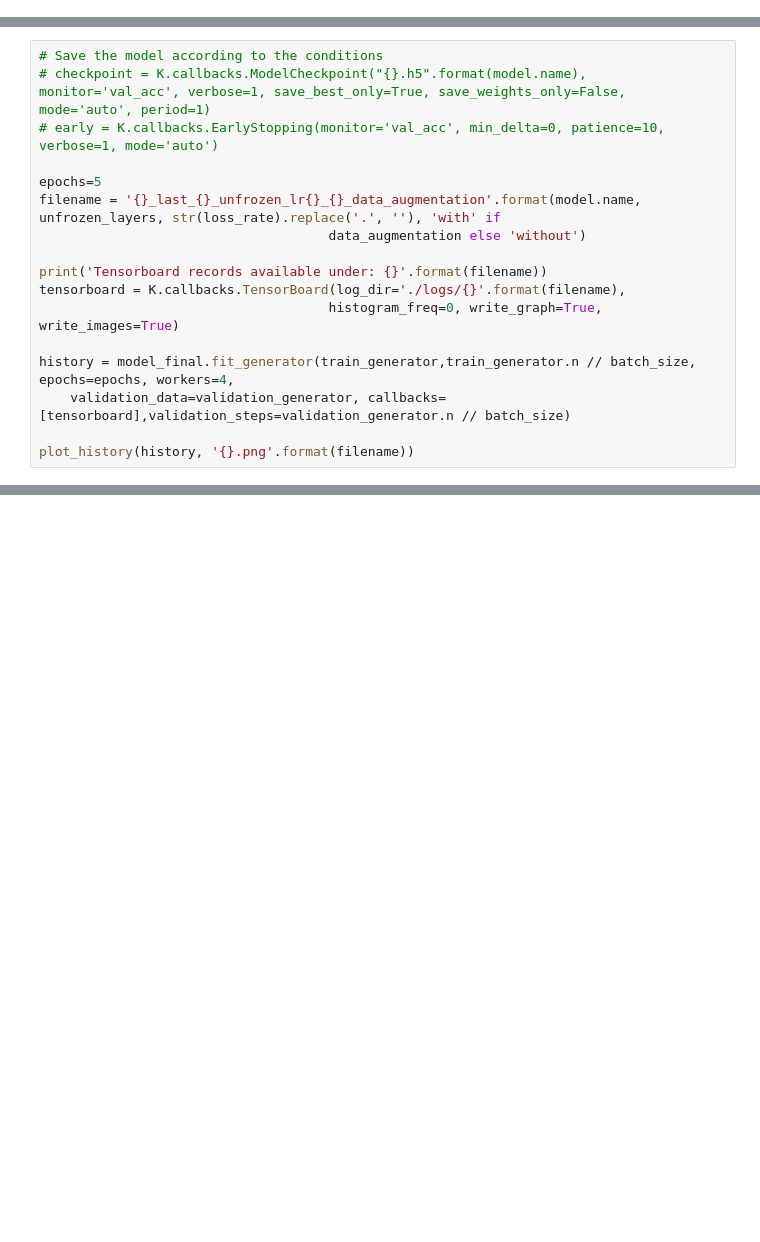
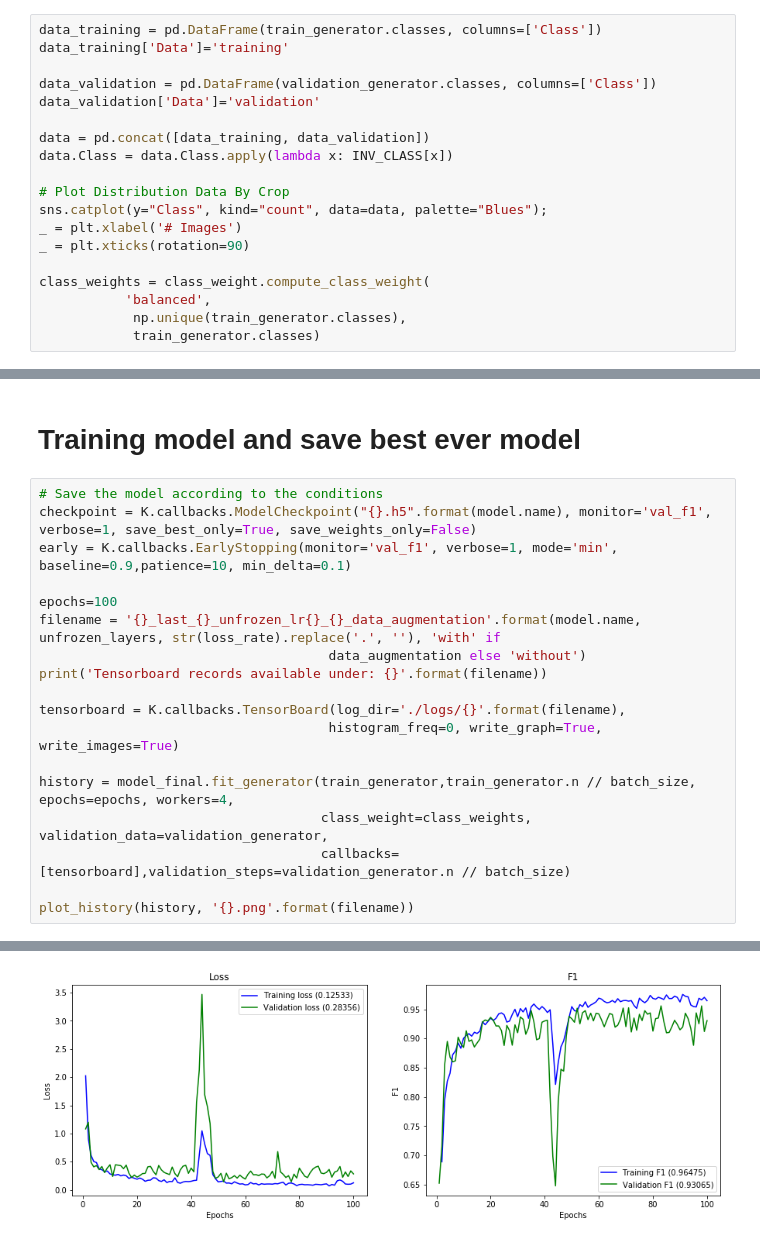
Before and after one commit to VirginieBfd/plant-classification, a Jupyter notebook: notebooks/2. Benchmark/Benchmark.ipynb, the cells around one changed output, grey strips where cells are left out. Saved outputs shown, nothing was run; the diff lists cells and outputs as text; blank space fills up the shorter version.

```diff
--- a/notebooks/2. Benchmark/Benchmark.ipynb
+++ b/notebooks/2. Benchmark/Benchmark.ipynb
@@ -160,0 +144,19 @@ nb_validation_samples = len(validation_generator.filenames)
+# %%
+data_training = pd.DataFrame(train_generator.classes, columns=['Class'])
+data_training['Data']='training'
+
+data_validation = pd.DataFrame(validation_generator.classes, columns=['Class'])
+data_validation['Data']='validation'
+
+data = pd.concat([data_training, data_validation])
+data.Class = data.Class.apply(lambda x: INV_CLASS[x])
+
+# Plot Distribution Data By Crop
+sns.catplot(y="Class", kind="count", data=data, palette="Blues");
+_ = plt.xlabel('# Images')
+_ = plt.xticks(rotation=90)
+
+class_weights = class_weight.compute_class_weight(
+           'balanced',
+            np.unique(train_generator.classes),
+            train_generator.classes)
@@ -161,17 +165,21 @@ nb_validation_samples = len(validation_generator.filenames)
+# %% [markdown]
+# Training model and save best ever model
 # %%
 # Save the model according to the conditions
-# checkpoint = K.callbacks.ModelCheckpoint("{}.h5".format(model.name), monitor='val_acc', verbose=1, save_best_only=True, save_weights_only=False, mode='auto', period=1)
-# early = K.callbacks.EarlyStopping(monitor='val_acc', min_delta=0, patience=10, verbose=1, mode='auto')
+checkpoint = K.callbacks.ModelCheckpoint("{}.h5".format(model.name), monitor='val_f1', verbose=1, save_best_only=True, save_weights_only=False)
+early = K.callbacks.EarlyStopping(monitor='val_f1', verbose=1, mode='min', baseline=0.9,patience=10, min_delta=0.1)
 
-epochs=5
+epochs=100
 filename = '{}_last_{}_unfrozen_lr{}_{}_data_augmentation'.format(model.name, unfrozen_layers, str(loss_rate).replace('.', ''), 'with' if
                                      data_augmentation else 'without')
+print('Tensorboard records available under: {}'.format(filename))
 
-print('Tensorboard records available under: {}'.format(filename))
 tensorboard = K.callbacks.TensorBoard(log_dir='./logs/{}'.format(filename),
                                      histogram_freq=0, write_graph=True, write_images=True)
 
 history = model_final.fit_generator(train_generator,train_generator.n // batch_size, epochs=epochs, workers=4,
-    validation_data=validation_generator, callbacks=[tensorboard],validation_steps=validation_generator.n // batch_size)
+                                    class_weight=class_weights, validation_data=validation_generator,
+                                    callbacks=[tensorboard],validation_steps=validation_generator.n // batch_size)
 
 plot_history(history, '{}.png'.format(filename))
+# %% [output]
@@ -177,0 +203 @@ plot_history(history, '{}.png'.format(filename))
+[figure, added]
```
Also changed, not shown: parts of 13 cells of this notebook.
